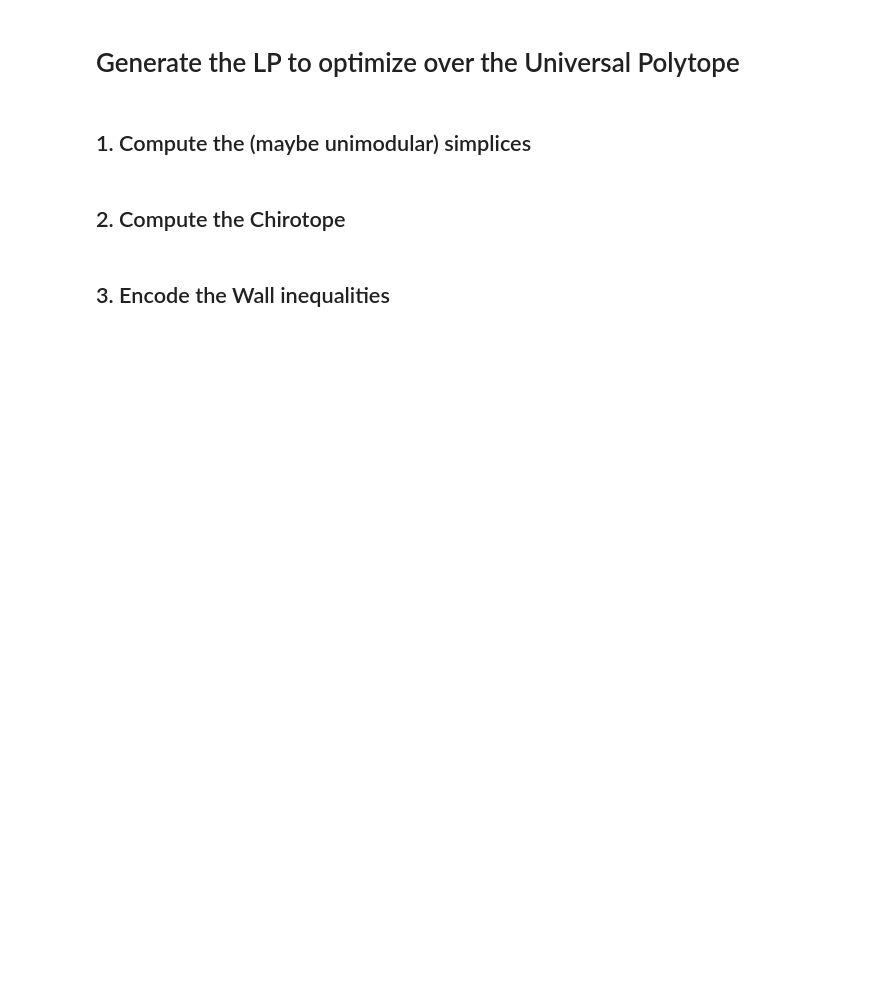
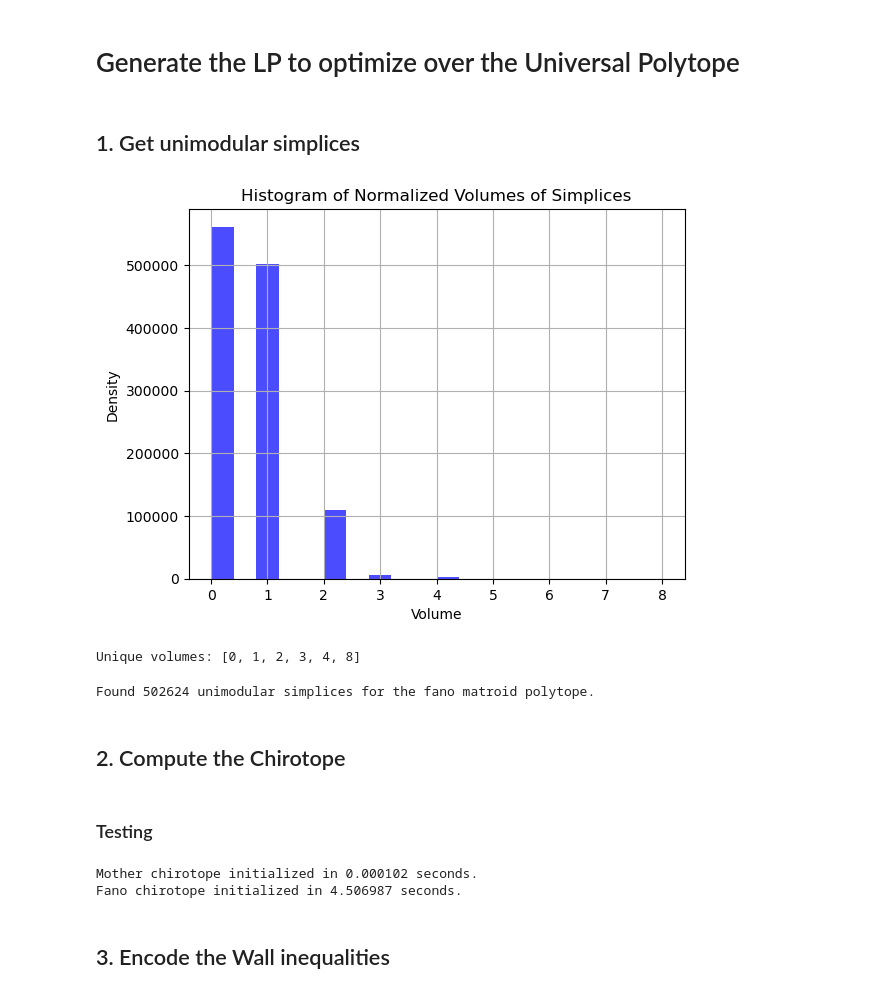
Before and after one commit to smoralesduarte/universal_polytope_lp, a Jupyter notebook: universal_polytope_lp.ipynb, the cells around one changed output. Saved outputs shown, nothing was run; the diff lists cells and outputs as text; code cells hidden in the pictures; blank space fills up the shorter version.

```diff
--- a/universal_polytope_lp.ipynb
+++ b/universal_polytope_lp.ipynb
@@ -5,4 +52,4 @@ import matplotlib.pyplot as plt
 # %% [markdown]
 # Generate the LP to optimize over the Universal Polytope
 # %% [markdown]
-## 1. Compute the (maybe unimodular) simplices
+## 1. Get unimodular simplices
@@ -9,3 +91,35 @@ import matplotlib.pyplot as plt
+# %%
+# For testing print a histogram of the normalized volumes of all the simplices
+def print_volume_histogram(simplices):
+    volumes = []
+    unique_volumes = set()
+
+    # Precompute pairwise squared distances
+    P = np.array([FANO_POINTS[i] for i in range(len(FANO_POINTS))], dtype=np.float64)
+    D2 = np.sum((P[:, None, :] - P[None, :, :])**2, axis=2)
+
+    for s in simplices:
+        vol = round(cayley_menger_det(s, D2))
+        volumes.append(vol)
+        unique_volumes.add(round(vol))
+
+    plt.hist(volumes, bins=20, density=False, alpha=0.7, color='blue')
+    plt.title('Histogram of Normalized Volumes of Simplices')
+    plt.xlabel('Volume')
+    plt.ylabel('Density')
+    plt.grid()
+    plt.show()
+    print(f"Unique volumes: {sorted(unique_volumes)}")
+
+print_volume_histogram(itertools.combinations(range(28), 7))
+# %% [output]
+[figure, added]
+Unique volumes: [0, 1, 2, 3, 4, 8]
+# %%
+test = get_unimodular_simplices(FANO_POINTS, FANO_RANK)
+print(f"Found {len(test)} unimodular simplices for the fano matroid polytope.")
+# %% [output]
+Found 502624 unimodular simplices for the fano matroid polytope.
 # %% [markdown]
 ## 2. Compute the Chirotope
 # %%
@@ -23,8 +137,20 @@ def initialize_chirotope(point_configuration, rank, tolerance=1e-13):
         else:
             chirotope[simplex] = np.sign(det)
     return chirotope
+# %% [markdown]
+### Testing
 # %%
-MOTHER_CHIROTOPE = initialize_chirotope(MOTHER_POINTS, MOTHER_RANK)
-FANO_CHIROTOPE = initialize_chirotope(FANO_POINTS, FANO_RANK)
+# print times for the mother and the fano examples
+mother_start = time.time()
+mother_chirotope = initialize_chirotope(MOTHER_POINTS, MOTHER_RANK)
+mother_end = time.time()
+print(f"Mother chirotope initialized in {mother_end - mother_start:.6f} seconds.")
+fano_start = time.time()
+fano_chirotope = initialize_chirotope(FANO_POINTS, FANO_RANK)
+fano_end = time.time()
+print(f"Fano chirotope initialized in {fano_end - fano_start:.6f} seconds.")
+# %% [output]
+Mother chirotope initialized in 0.000102 seconds.
+Fano chirotope initialized in 4.506987 seconds.
 # %% [markdown]
 ## 3. Encode the Wall inequalities
```
Also changed, not shown: parts of 22 cells of this notebook.
